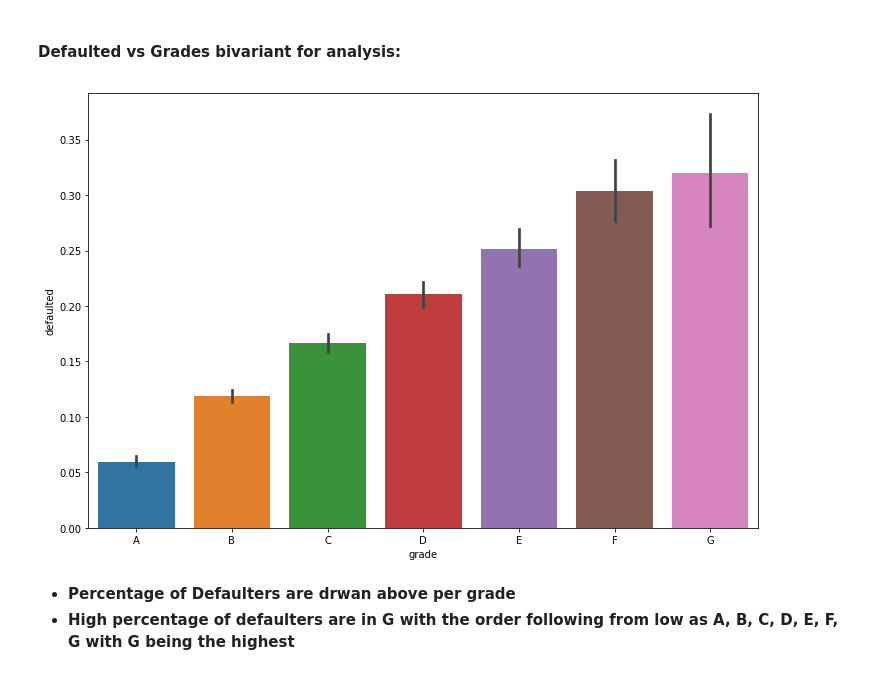
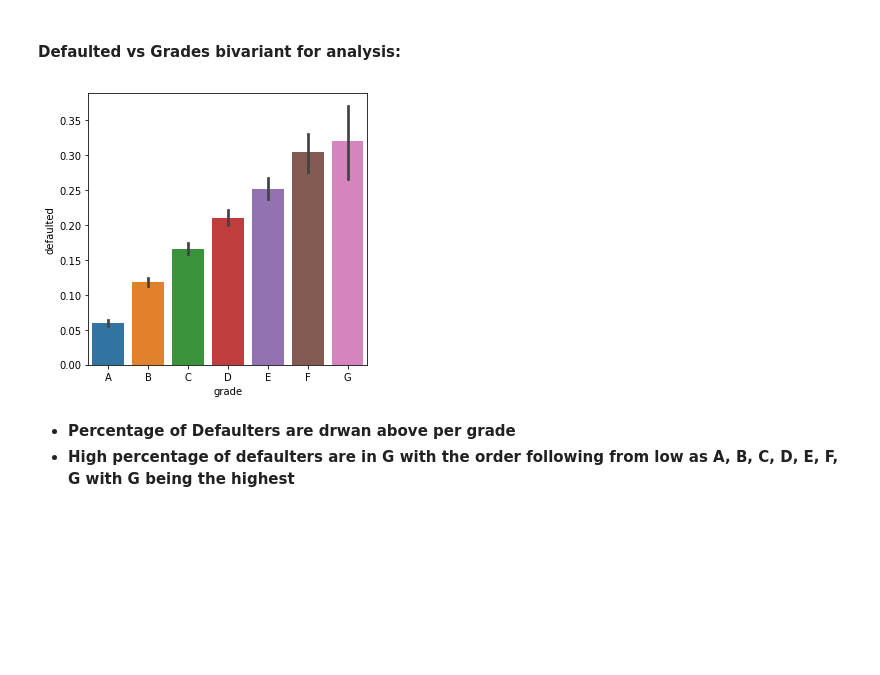
Before and after one commit to iamurali/upgrad_ml_ai, a Jupyter notebook: Lending_Case_Study/EDA_Case_Study.ipynb, the cells around one changed output. Cells and saved outputs as stored; diff of their text form; code cells hidden in the pictures; blank space fills up the shorter version.

```diff
--- a/Lending_Case_Study/EDA_Case_Study.ipynb
+++ b/Lending_Case_Study/EDA_Case_Study.ipynb
@@ -388,12 +392,12 @@ Name: defaulted, dtype: float64
 # %% [markdown]
 #### Defaulted vs Grades bivariant for analysis:
 # %%
-plt.figure(figsize=(12, 8))
+plt.figure(figsize=(5, 5))
 order_grades = loan_data.groupby(["grade"])['defaulted'].aggregate(np.mean).reset_index().sort_values('defaulted')
 sns.barplot(data=loan_data, y='defaulted', x='grade', order=order_grades['grade'])
 plt.show()
 # %% [output]
-[figure, old version]
+[figure, new version]
 # %% [markdown]
 
 * **Percentage of Defaulters are drwan above per grade**
```
Also changed, not shown: parts of 2 cells of this notebook.
